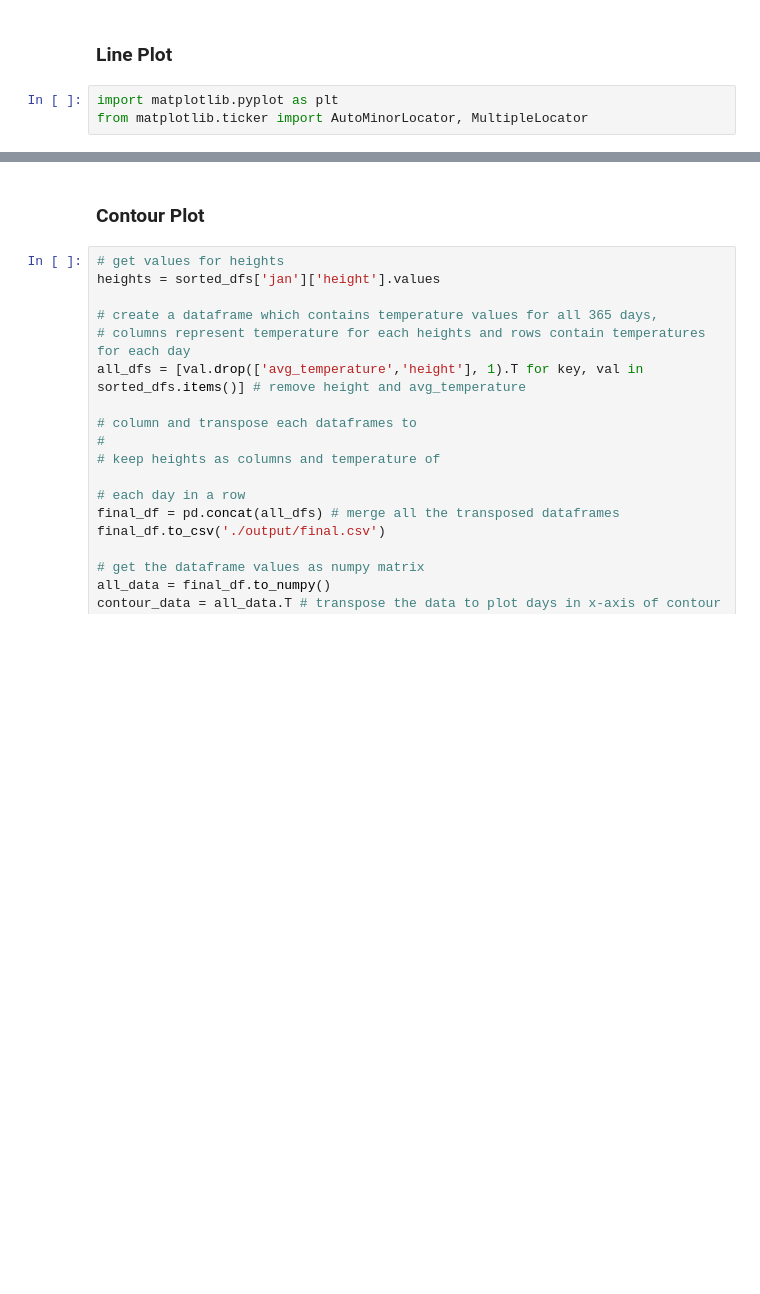
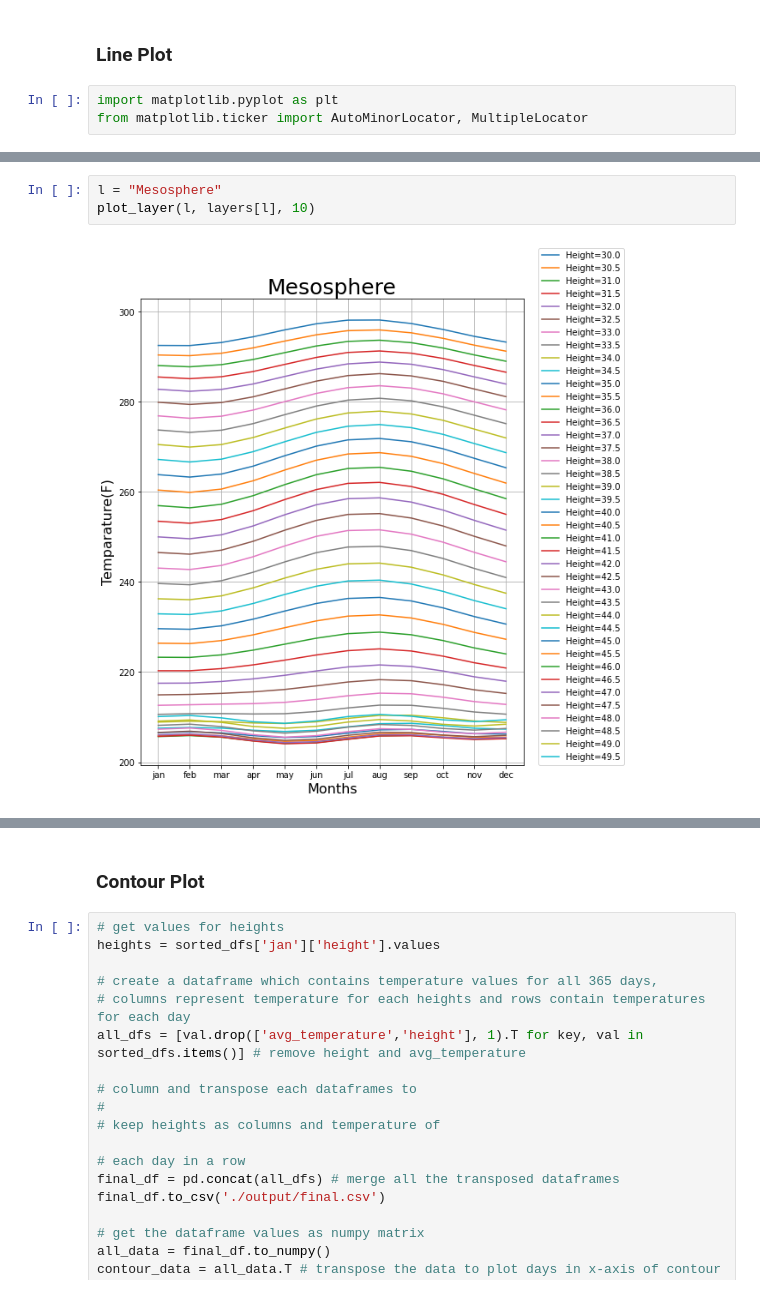
Before and after one commit to alinadevkota/DataViz, a Jupyter notebook: notebooks/load_and_visualize.ipynb, the cells around one changed output, grey strips where cells are left out. Cells and saved outputs as stored; diff of their text form; blank space fills up the shorter version.

```diff
--- a/notebooks/load_and_visualize.ipynb
+++ b/notebooks/load_and_visualize.ipynb
@@ -119,0 +203,5 @@ plt.show()
+# %%
+l = "Mesosphere"
+plot_layer(l, layers[l], 10)
+# %% [output]
+[figure, added]
```
Also changed, not shown: parts of 10 cells of this notebook.
